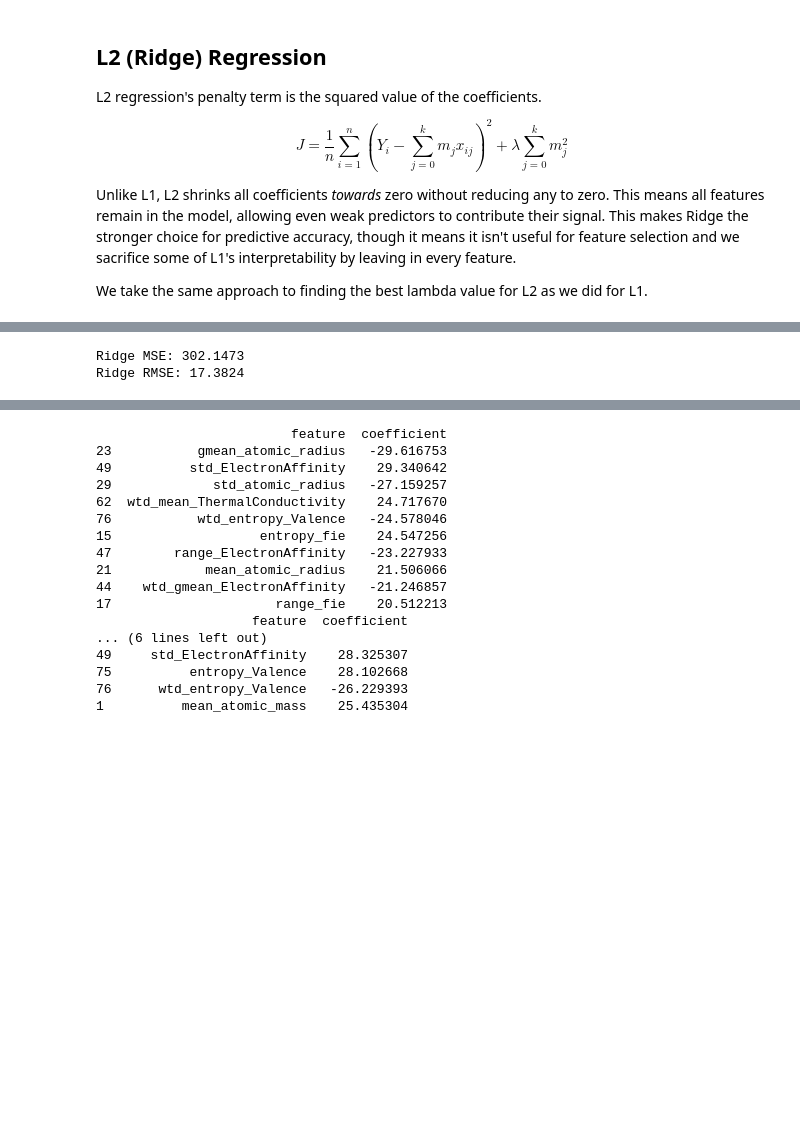
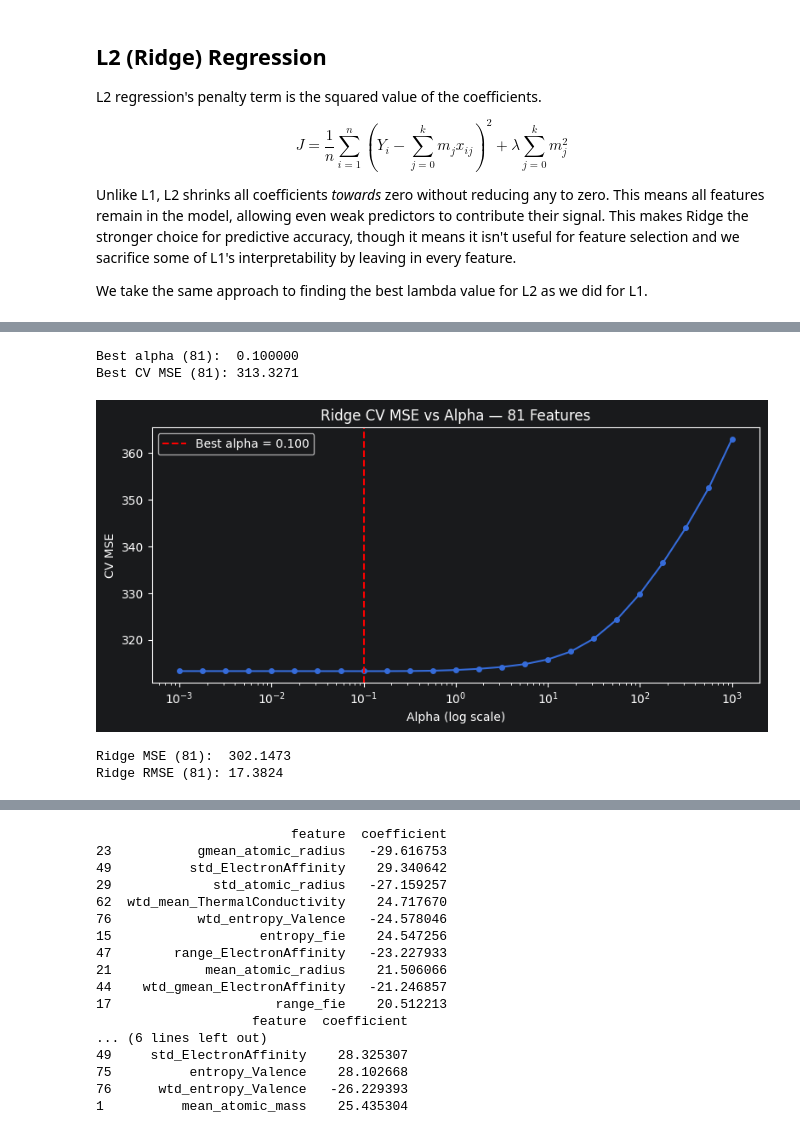
Before and after one commit to ericgraham3/ds7333_quantifying_the_world, a Jupyter notebook: code/case_study_01/eric_graham_case_study_01.ipynb, the cells around one changed output, grey strips where cells are left out. Drawn from its saved outputs; the diff is of its cells as text; code cells hidden in the pictures; blank space fills up the shorter version.

```diff
--- a/code/case_study_01/eric_graham_case_study_01.ipynb
+++ b/code/case_study_01/eric_graham_case_study_01.ipynb
@@ -178,17 +253,3 @@ $$J = \frac{1}{n} \sum_{i=1}^{n} \left(Y_i - \sum_{j=0}^{k} m_j x_{ij}\right)^2
 Unlike L1, L2 shrinks all coefficients _towards_ zero without reducing any to zero. This means all features remain in the model, allowing even weak predictors to contribute their signal. This makes Ridge the stronger choice for predictive accuracy, though it means it isn't useful for feature selection and we sacrifice some of L1's interpretability by leaving in every feature.
 
 We take the same approach to finding the best lambda value for L2 as we did for L1.
-# %%
-lambdas = np.logspace(-3, 3, 25)
-best_score = -1e99
-best_lambda = -1
-
-for lam in lambdas:
-    model = Ridge(alpha=lam)
-    scores = cross_val_score(model, X_train_scaled, y_train, cv=5, scoring='neg_mean_squared_error')
-    if scores.mean() > best_score:
-        best_score = scores.mean()
-        best_lambda = lam
-
-print(f"Best alpha: {best_lambda:.6f}")
-print(f"Best CV MSE: {-best_score:.4f}")
@@ -200,10 +264,39 @@ L2 converged cleanly with no warnings, settling on a best alpha of 0.1, a more i
-# %%
-ridge = Ridge(alpha=best_lambda)
-ridge.fit(X_train_scaled, y_train)
-ridge_preds = ridge.predict(X_test_scaled)
-ridge_mse = mean_squared_error(y_test, ridge_preds)
-print(f"Ridge MSE: {ridge_mse:.4f}")
-print(f"Ridge RMSE: {np.sqrt(ridge_mse):.4f}")
-# %% [output]
-Ridge MSE: 302.1473
-Ridge RMSE: 17.3824
+# %%
+lambdas = np.logspace(-3, 3, 25)
+best_score_ridge_81 = -1e99
+best_lambda_ridge_81 = -1
+all_scores_ridge_81 = []
+for lam in lambdas:
+    model = Ridge(alpha=lam)
+    scores = cross_val_score(model, X_train_scaled_81, y_train_81, cv=5, scoring='neg_mean_squared_error')
+    all_scores_ridge_81.append(-scores.mean())
+    if scores.mean() > best_score_ridge_81:
+        best_score_ridge_81 = scores.mean()
+        best_lambda_ridge_81 = lam
+print(f"Best lambda (81):  {best_lambda_ridge_81:.6f}")
+print(f"Best CV MSE (81): {-best_score_ridge_81:.4f}")
+
+plt.figure(figsize=(8, 4))
+plt.plot(lambdas, all_scores_ridge_81, marker='o', markersize=4)
+plt.axvline(best_lambda_ridge_81, color='red', linestyle='--', label=f'Best alpha = {best_lambda_ridge_81:.3f}')
+plt.xscale('log')
+plt.xlabel('Lambda (log scale)')
+plt.ylabel('CV MSE')
+plt.title('Ridge CV MSE vs Lambda — 81 Features')
+plt.legend()
+plt.tight_layout()
+plt.show()
+# %% [output]
+Best alpha (81):  0.100000
+Best CV MSE (81): 313.3271
+[figure, added]
+# %%
+ridge_81 = Ridge(alpha=best_lambda_ridge_81)
+ridge_81.fit(X_train_scaled_81, y_train_81)
+ridge_preds_81 = ridge_81.predict(X_test_scaled_81)
+ridge_mse_81 = mean_squared_error(y_test_81, ridge_preds_81)
+print(f"Ridge MSE (81):  {ridge_mse_81:.4f}")
+print(f"Ridge RMSE (81): {np.sqrt(ridge_mse_81):.4f}")
+# %% [output]
+Ridge MSE (81):  302.1473
+Ridge RMSE (81): 17.3824
```
Also changed, not shown: parts of 37 cells of this notebook, 24 other files.
